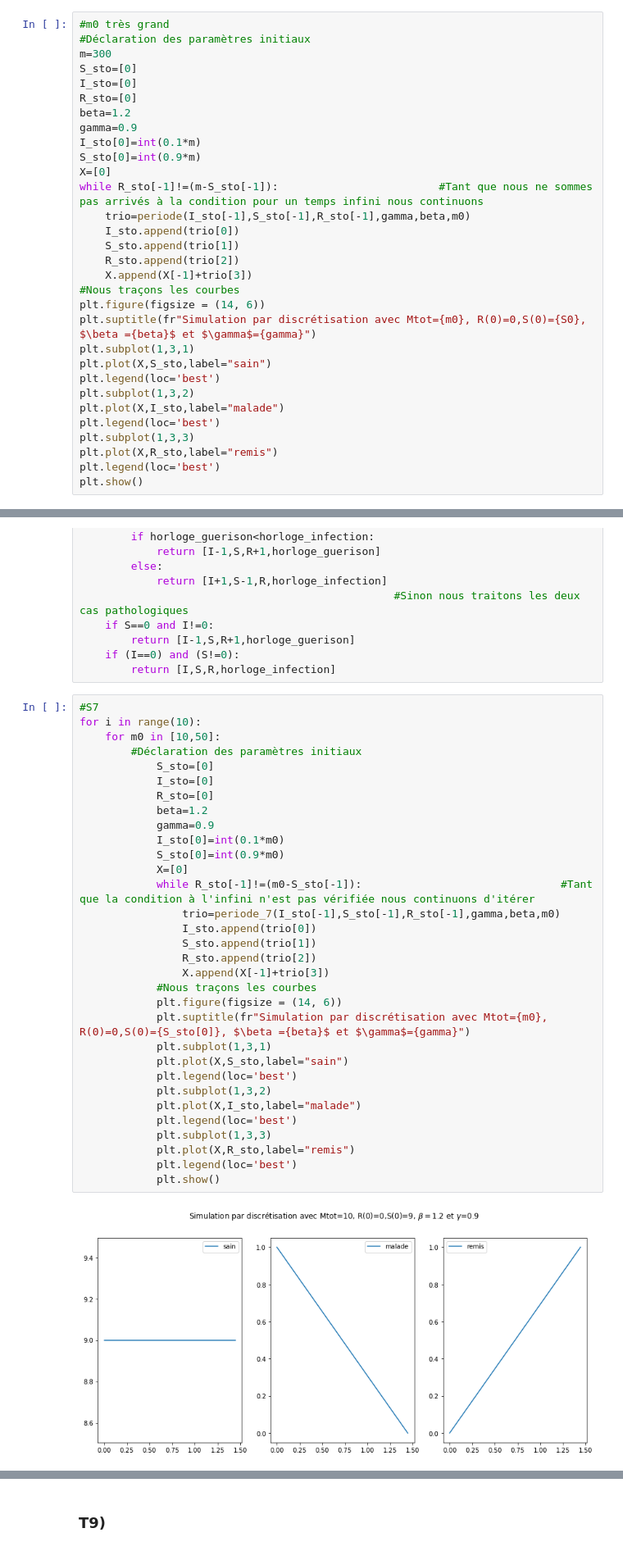
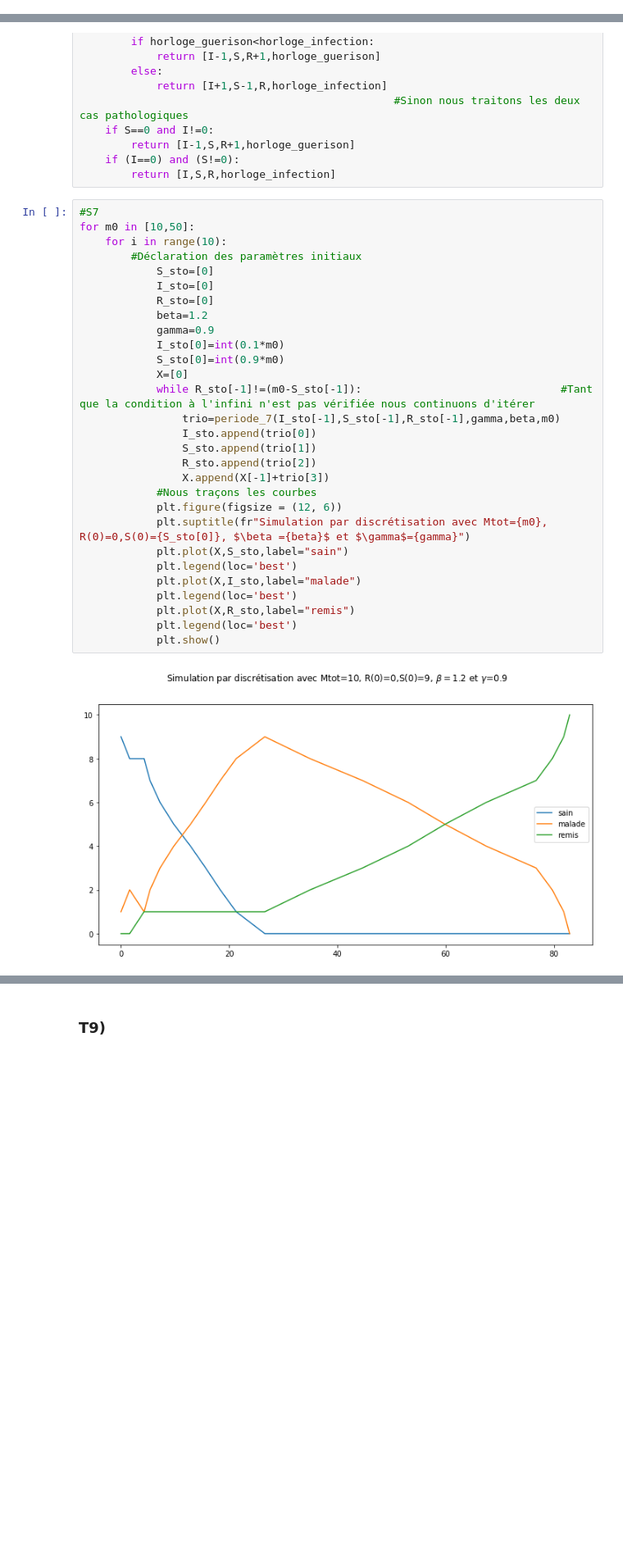
Before and after one commit to Kithtus/Model_SIR, a Jupyter notebook: SIR.ipynb, the cells around one changed output, grey strips where cells are left out. Shown at 82% size. Cells and saved outputs as stored; diff of their text form; blank space fills up the shorter version.

```diff
--- a/SIR.ipynb
+++ b/SIR.ipynb
@@ -316,31 +338,0 @@ S_sto[0]=int(0.9*m)
-# %%
-#m0 très grand
-#Déclaration des paramètres initiaux
-m=300
-S_sto=[0]
-I_sto=[0]
-R_sto=[0]
-beta=1.2
-gamma=0.9
-I_sto[0]=int(0.1*m)
-S_sto[0]=int(0.9*m)
-X=[0]
-while R_sto[-1]!=(m-S_sto[-1]):                         #Tant que nous ne sommes pas arrivés à la condition pour un temps infini nous continuons
-    trio=periode(I_sto[-1],S_sto[-1],R_sto[-1],gamma,beta,m0)
-    I_sto.append(trio[0])
-    S_sto.append(trio[1])
-    R_sto.append(trio[2])
-    X.append(X[-1]+trio[3])
-#Nous traçons les courbes
-plt.figure(figsize = (14, 6))
-plt.suptitle(fr"Simulation par discrétisation avec Mtot={m0}, R(0)=0,S(0)={S0}, $\beta ={beta}$ et $\gamma$={gamma}")
-plt.subplot(1,3,1)
-plt.plot(X,S_sto,label="sain")
-plt.legend(loc='best')
-plt.subplot(1,3,2)
-plt.plot(X,I_sto,label="malade")
-plt.legend(loc='best')
-plt.subplot(1,3,3)
-plt.plot(X,R_sto,label="remis")
-plt.legend(loc='best')
-plt.show()
@@ -368,35 +358,32 @@ def periode_7(I,S,R,gamma,beta,m0):
         return [I,S,R,horloge_infection]
 # %%
 #S7
-for i in range(10):
-    for m0 in [10,50]:
+for m0 in [10,50]:
+    for i in range(10):
         #Déclaration des paramètres initiaux
             S_sto=[0]
             I_sto=[0]
             R_sto=[0]
             beta=1.2
             gamma=0.9
             I_sto[0]=int(0.1*m0)
             S_sto[0]=int(0.9*m0)
             X=[0]
             while R_sto[-1]!=(m0-S_sto[-1]):                               #Tant que la condition à l'infini n'est pas vérifiée nous continuons d'itérer
                 trio=periode_7(I_sto[-1],S_sto[-1],R_sto[-1],gamma,beta,m0)
                 I_sto.append(trio[0])
                 S_sto.append(trio[1])
                 R_sto.append(trio[2])
                 X.append(X[-1]+trio[3])
             #Nous traçons les courbes
-            plt.figure(figsize = (14, 6))
+            plt.figure(figsize = (12, 6))
             plt.suptitle(fr"Simulation par discrétisation avec Mtot={m0}, R(0)=0,S(0)={S_sto[0]}, $\beta ={beta}$ et $\gamma$={gamma}")
-            plt.subplot(1,3,1)
             plt.plot(X,S_sto,label="sain")
             plt.legend(loc='best')
-            plt.subplot(1,3,2)
             plt.plot(X,I_sto,label="malade")
             plt.legend(loc='best')
-            plt.subplot(1,3,3)
             plt.plot(X,R_sto,label="remis")
             plt.legend(loc='best')
             plt.show()
 # %% [output]
-[figure, old version]
+[figure, new version]
```
Also changed, not shown: parts of 21 cells of this notebook.
